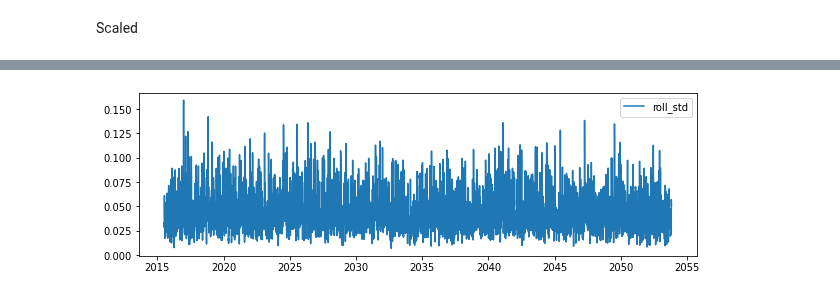
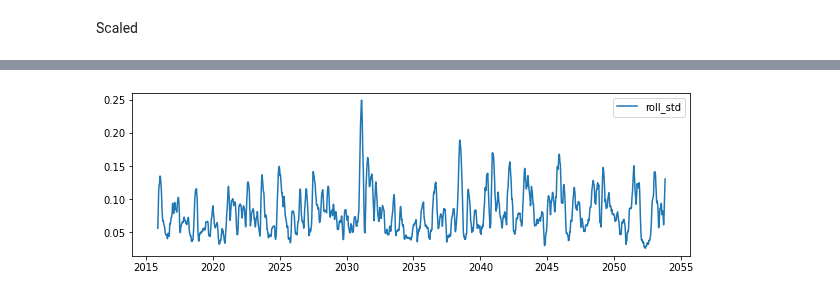
Before and after one commit to 11jolek11/BigData, a Jupyter notebook: List4.ipynb, the cells around one changed output, grey strips where cells are left out. Saved outputs shown, nothing was run; the diff lists cells and outputs as text; code cells hidden in the pictures.

```diff
--- a/List4.ipynb
+++ b/List4.ipynb
@@ -341,12 +338,12 @@ plt.show()
 # %%
-roll_std = stand.rolling(7).std()
+roll_std = stand.rolling(100).std()
 
 plt.figure(figsize=(10,3))
 plt.plot(t, roll_std, label='roll_std')
 plt.legend()
 plt.show()
 # %% [output]
-[figure, old version]
+[figure, new version]
 # %%
 roll_median = stand.rolling(7).median()
 
```
Also changed, not shown: parts of 21 cells of this notebook.
